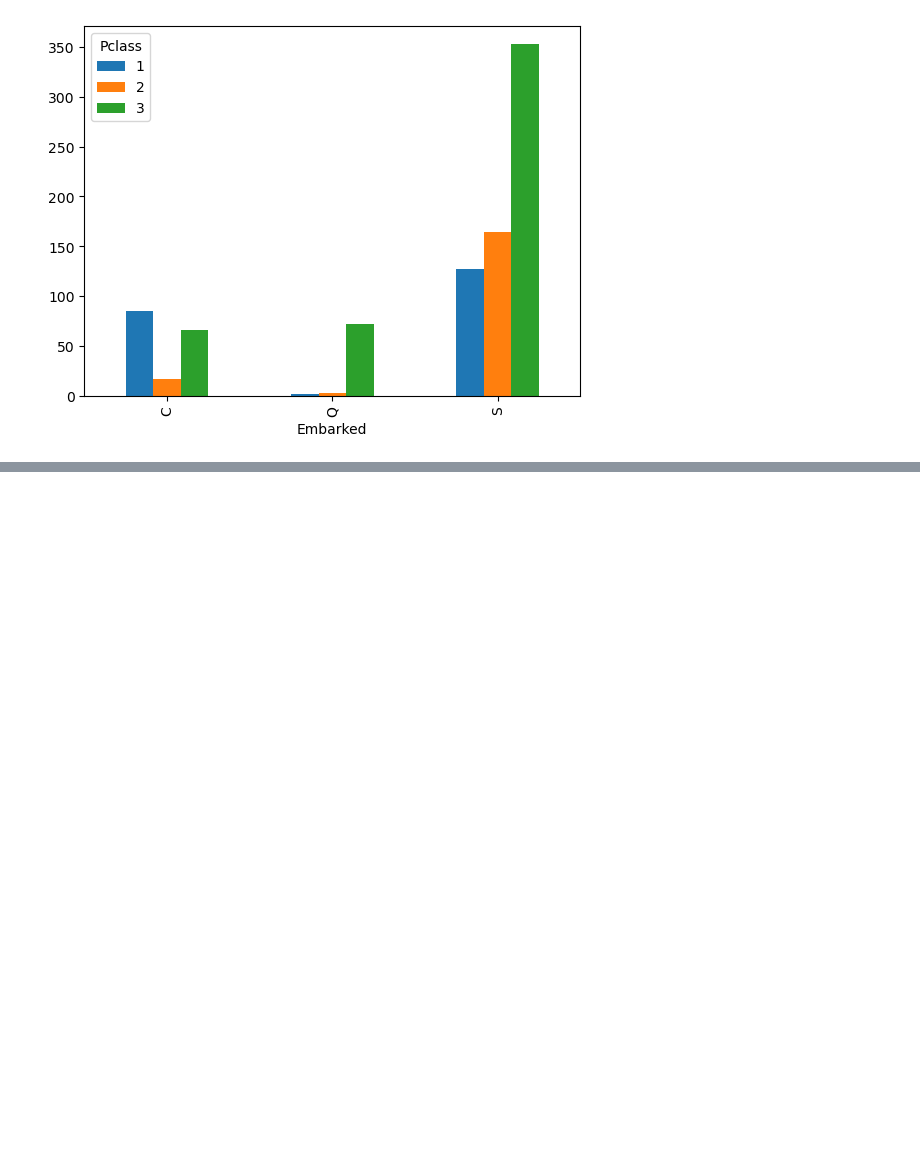
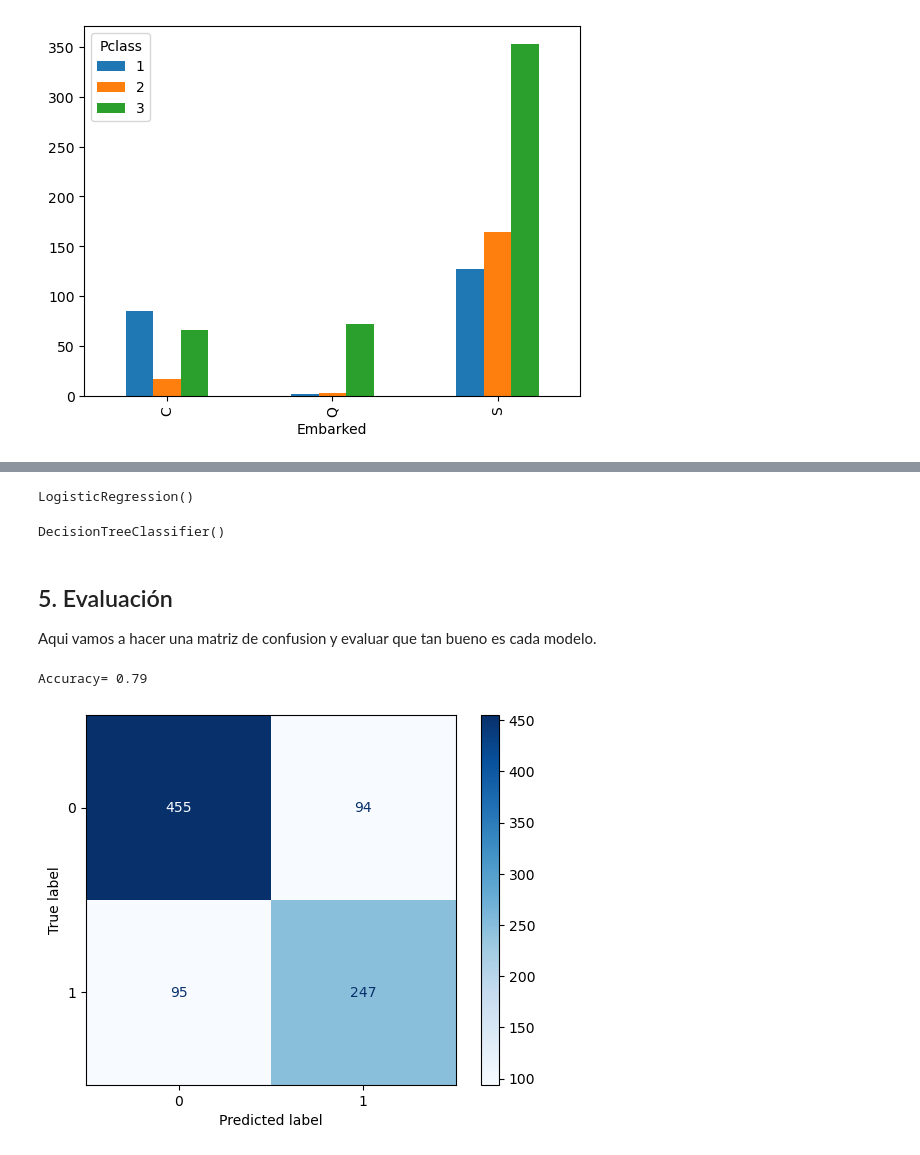
Before and after one commit to JeanGC970520/titanic, a Jupyter notebook: main.ipynb, the cells around one changed output, grey strips where cells are left out. Drawn from its saved outputs; the diff is of its cells as text; code cells hidden in the pictures; blank space fills up the shorter version.

Commit message:
Procesing data, choose models and fitting it

```diff
--- a/main.ipynb
+++ b/main.ipynb
@@ -127,0 +264,9 @@ Empezamos seleccionando las variables que queremos trabajar que serían:
+# %%
+# Variable dependiente
+Y_train = train_df['Survived']
+
+# Preprocesamiento de variables independientes
+features = ['Sex', 'Age', 'Pclass', 'FlagSolo']
+X_train = train_df[features]
+
+print(Y_train.shape, X_train.shape)
@@ -127,0 +281,39 @@ Empezamos seleccionando las variables que queremos trabajar que serían:
+# %%
+# Entreanando modelo de Regresion Logistica
+from sklearn.linear_model import LogisticRegression
+
+logreg = LogisticRegression()
+logreg.fit(X_train, Y_train)
+# %% [output]
+LogisticRegression()
+# %%
+# Entrenando modelo de Arboles de Decision
+from sklearn.tree import DecisionTreeClassifier
+
+decision_tree = DecisionTreeClassifier()
+decision_tree.fit(X_train, Y_train)
+# %% [output]
+DecisionTreeClassifier()
+# %% [markdown]
+## 5. Evaluación
+
+Aqui vamos a hacer una matriz de confusion y evaluar que tan bueno es cada modelo.
+# %%
+from sklearn.metrics import confusion_matrix, ConfusionMatrixDisplay
+
+def conf_mat_acc(modelo, X, Y):
+    cm = confusion_matrix(Y, modelo.predict(X),)
+    cm_display = ConfusionMatrixDisplay(confusion_matrix=cm,)
+    cm_display.plot(cmap=plt.cm.Blues,)
+
+    true_pred = cm[0,0] + cm[1,1]
+    total_data = np.sum(cm)
+    accuracy = true_pred/total_data
+    print(f'Accuracy= {accuracy:.2f}')
+
+    plt.show()
+# %%
+conf_mat_acc(logreg, X_train, Y_train)
+# %% [output]
+Accuracy= 0.79
+[figure, added]
```
Also changed, not shown: parts of 26 cells of this notebook.
